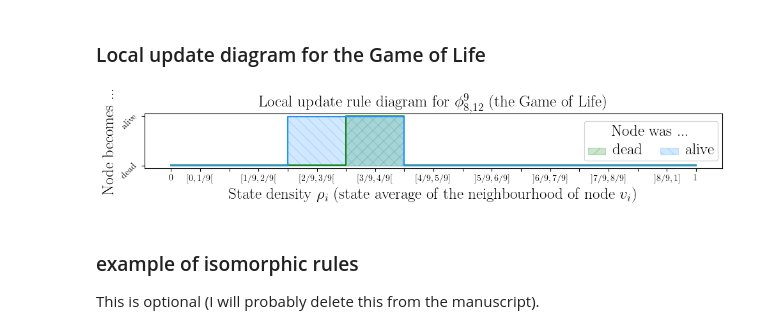
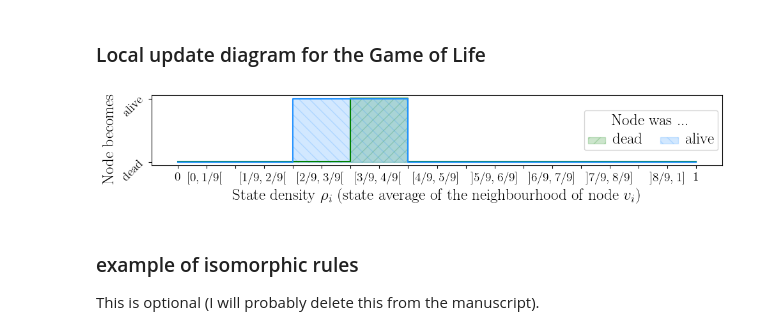
Before and after one commit to mrollier/network_automata_robustness, a Jupyter notebook: manuscript/essential-metrics_figures.ipynb, the cells around one changed output. Cells and saved outputs as stored; diff of their text form; code cells hidden in the pictures.

```diff
--- a/manuscript/essential-metrics_figures.ipynb
+++ b/manuscript/essential-metrics_figures.ipynb
@@ -45,35 +45,39 @@ SAVEFIG = False
 savename = 'gol_as_llna-diagram.jpg'
 
 resolution = 9
 
 # GoL as LLNA model
 beta = 8
 sigma = 12
 born_if = binary_indices(beta)
 survive_if = binary_indices(sigma)
 model = LLNA(resolution, x=born_if, y=survive_if, iso=True)
 
 # plot both diagrams
 fig, ax = plt.subplots(1,1,figsize=(10,2))
 model.diagram(ax=ax)
 
 # delete separate ax labels
 size=18
 ax.set_xlabel(fr'State density $\rho_i$ (state average of the neighbourhood of node $v_i$)', fontsize=size)
 ax.set_ylabel(fr'Node becomes ...', fontsize=size)
-ax.set_title(fr"Local update rule diagram for {model.__str__(latex=True)} (the Game of Life)", fontsize=size)
+# ax.set_title(fr"Local update rule diagram for {model.__str__(latex=True)} (the Game of Life)", fontsize=size)
+ax.set_title(None)
+
+ax.set_xticklabels(ax.get_xticklabels(), fontsize=size-4)
+ax.set_yticklabels(ax.get_yticklabels(), fontsize=size-4)
 
 legend = ax.legend(ncol=2, loc='center right')
 legend.set_title("Node was ...", prop={'size': size})
 for text in legend.get_texts():
     text.set_fontsize(size)  # Change legend font size
 
 fig.tight_layout()
 
 if SAVEFIG:
     plt.savefig(f'figures/{savename}', bbox_inches='tight', dpi=1200)
 # %% [output]
-[figure, old version]
+[figure, new version]
 # %% [markdown]
 ### example of isomorphic rules
 
```
Also changed, not shown: parts of 4 cells of this notebook, 4 other files.
